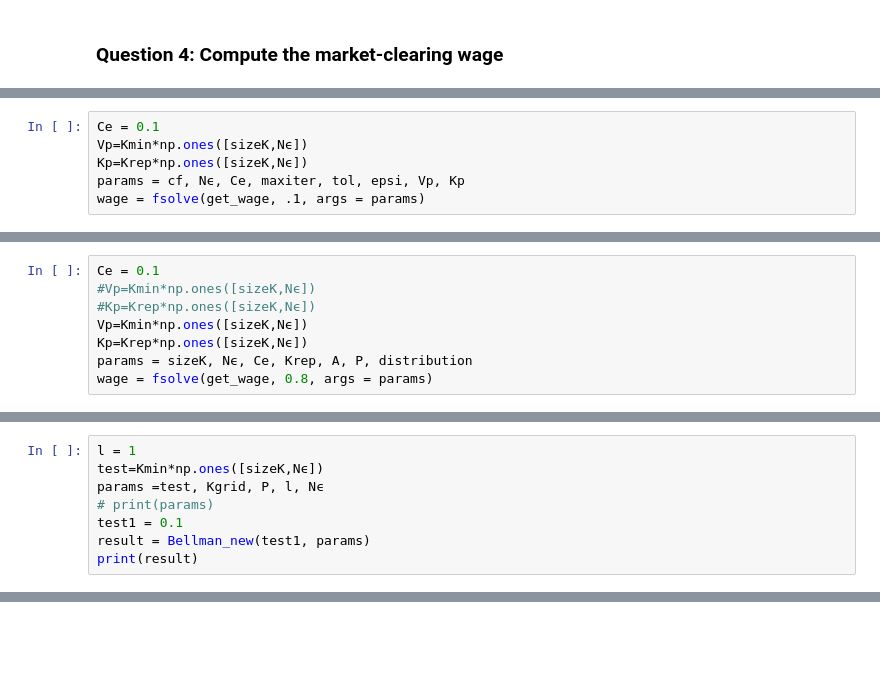
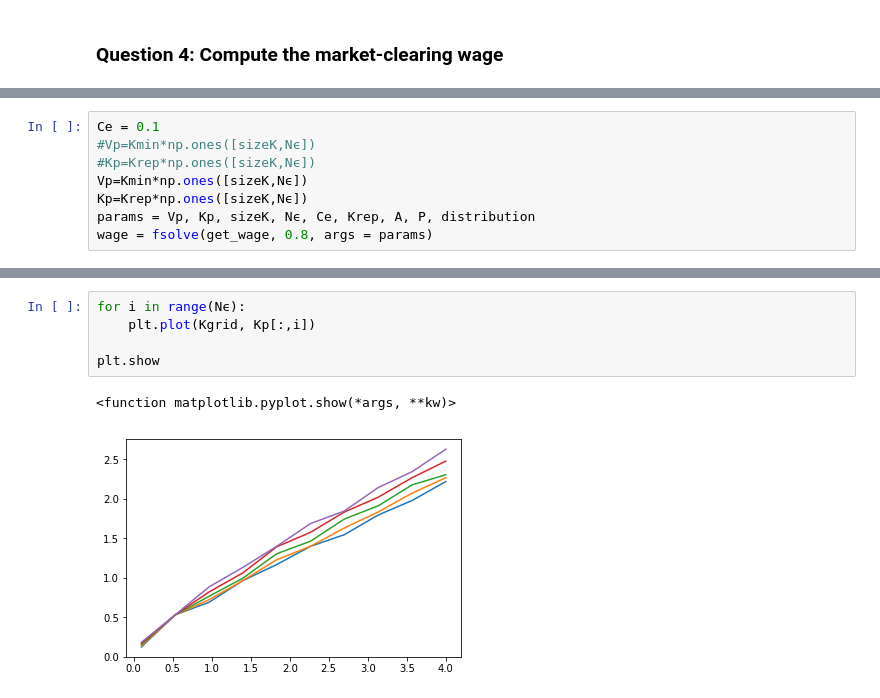
Before and after one commit to tpellet/BootCamp2019, a Jupyter notebook: ProblemSets/Econ/Week 4 - Firms Dynamics/Firm Entry and Exit/Pbset - Firm Entry and Exit.ipynb, the cells around one changed output, grey strips where cells are left out. Saved outputs shown, nothing was run; the diff lists cells and outputs as text; blank space fills up the shorter version.

```diff
--- a/ProblemSets/Econ/Week 4 - Firms Dynamics/Firm Entry and Exit/Pbset - Firm Entry and Exit.ipynb
+++ b/ProblemSets/Econ/Week 4 - Firms Dynamics/Firm Entry and Exit/Pbset - Firm Entry and Exit.ipynb
@@ -343,7 +349,9 @@ def get_wage(x, *args):
 # %%
 Ce = 0.1
+#Vp=Kmin*np.ones([sizeK,Nϵ])
+#Kp=Krep*np.ones([sizeK,Nϵ])
 Vp=Kmin*np.ones([sizeK,Nϵ])
 Kp=Krep*np.ones([sizeK,Nϵ])
-params = cf, Nϵ, Ce, maxiter, tol, epsi, Vp, Kp
-wage = fsolve(get_wage, .1, args = params)
+params = Vp, Kp, sizeK, Nϵ, Ce, Krep, A, P, distribution
+wage = fsolve(get_wage, 0.8, args = params)
 # %% [output]
@@ -487,8 +511,0 @@ def get_wage(x,*args):
-# %%
-Ce = 0.1
-#Vp=Kmin*np.ones([sizeK,Nϵ])
-#Kp=Krep*np.ones([sizeK,Nϵ])
-Vp=Kmin*np.ones([sizeK,Nϵ])
-Kp=Krep*np.ones([sizeK,Nϵ])
-params = sizeK, Nϵ, Ce, Krep, A, P, distribution
-wage = fsolve(get_wage, 0.8, args = params)
@@ -506,8 +511,0 @@ print(int(Nϵ))
-# %%
-l = 1
-test=Kmin*np.ones([sizeK,Nϵ])
-params =test, Kgrid, P, l, Nϵ
-# print(params)
-test1 = 0.1
-result = Bellman_new(test1, params)
-print(result)
@@ -662,0 +640,8 @@ def get_wage(x,*args):
+# %%
+for i in range(Nϵ):
+    plt.plot(Kgrid, Kp[:,i])
+
+plt.show
+# %% [output]
+<function matplotlib.pyplot.show(*args, **kw)>
+[figure, added]
```
Also changed, not shown: parts of 16 cells of this notebook.
